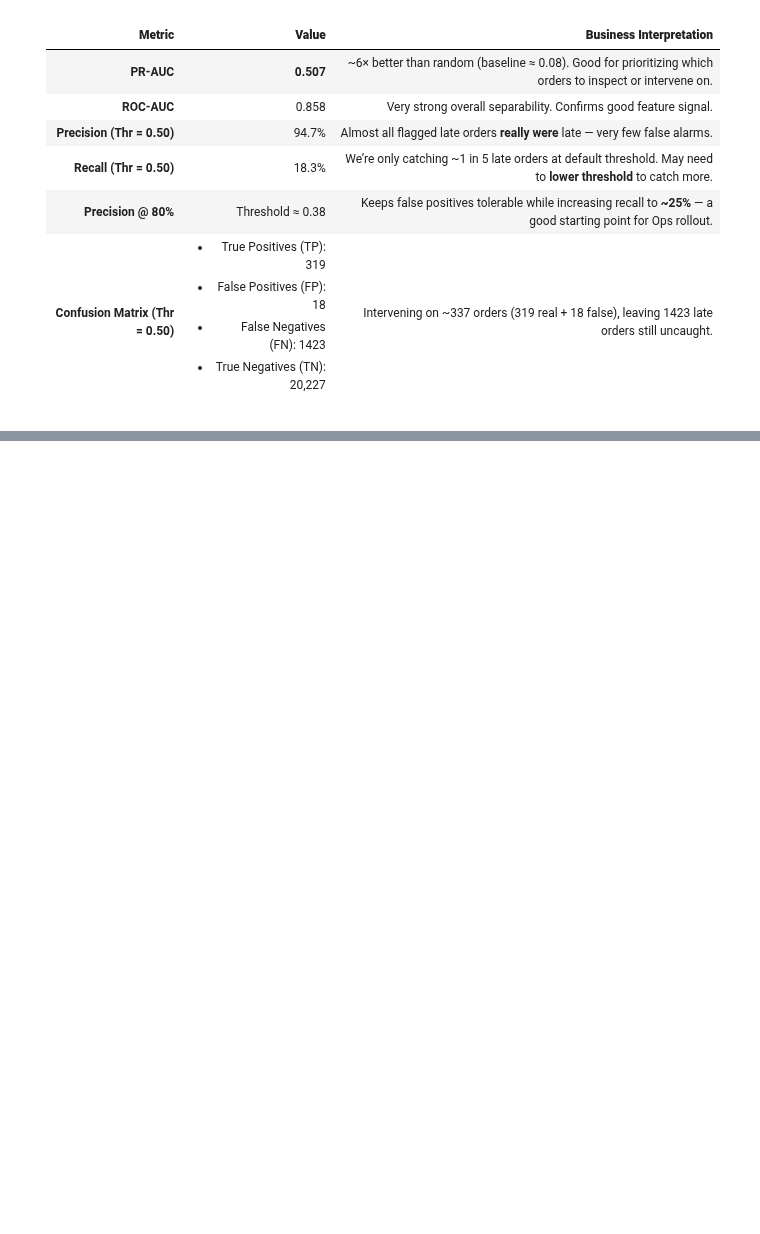
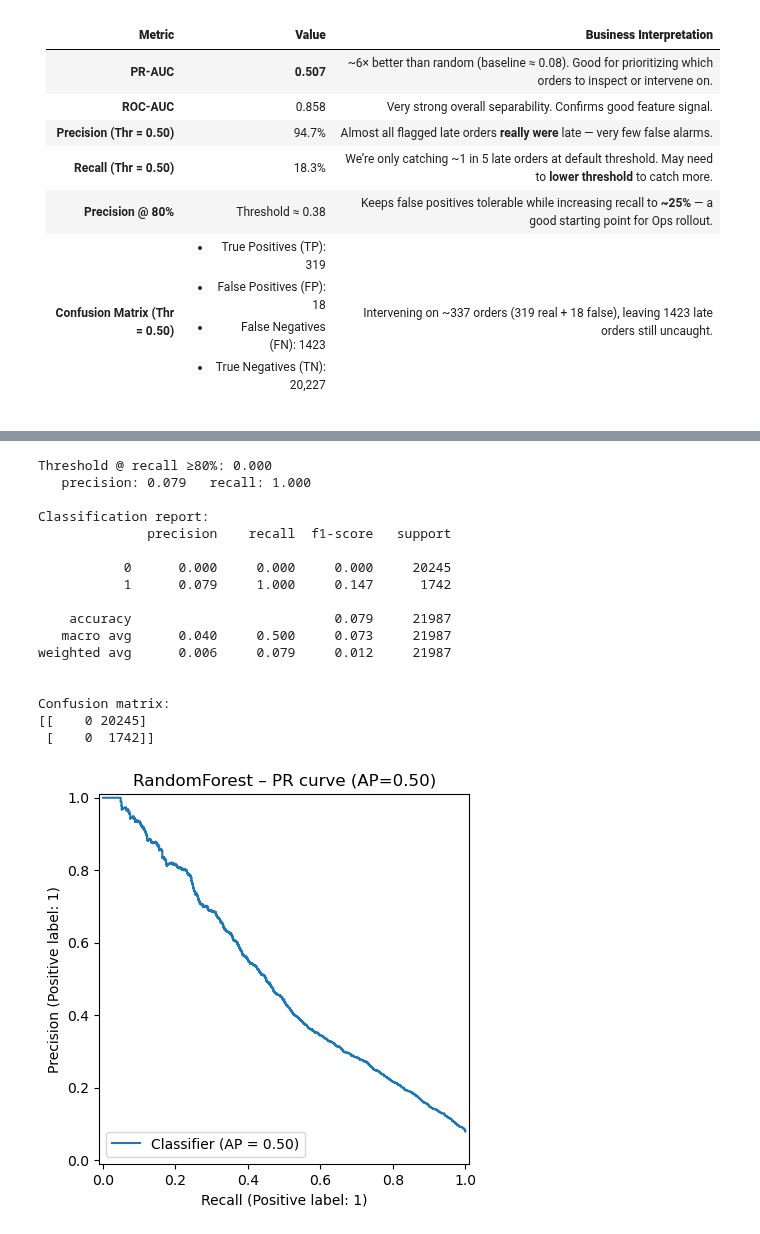
Before and after one commit to RioPramana21/Final-Project-Olist, a Jupyter notebook: preparation_notebooks/Machine Learning Model Building.ipynb, the cells around one changed output, grey strips where cells are left out. Drawn from its saved outputs; the diff is of its cells as text; code cells hidden in the pictures; blank space fills up the shorter version.

```diff
--- a/preparation_notebooks/Machine Learning Model Building.ipynb
+++ b/preparation_notebooks/Machine Learning Model Building.ipynb
@@ -519,0 +761,43 @@ print(319/1423 * 100)
+# %%
+# threshold for recall target
+recall_target = 0.80
+prec, rec, thr = precision_recall_curve(y_test, y_prob)
+idx = np.where(rec >= recall_target)[0]
+if idx.size:
+    thr_opt = thr[idx[0]]
+else:                            # cannot reach target → take max recall
+    thr_opt = 0.0
+    idx = [rec.argmax()]
+
+print(f"\nThreshold @ recall ≥{recall_target:.0%}: {thr_opt:.3f}")
+print(f"   precision: {prec[idx[0]]:.3f}   recall: {rec[idx[0]]:.3f}")
+
+y_pred = (y_prob >= thr_opt).astype(int)
+
+print("\nClassification report:")
+print(classification_report(y_test, y_pred, digits=3))
+print("\nConfusion matrix:")
+print(confusion_matrix(y_test, y_pred))
+
+PrecisionRecallDisplay.from_predictions(y_test, y_prob)
+plt.title(f"{best_model_name} – PR curve (AP={average_precision_score(y_test, y_prob):.2f})")
+plt.show()
+# %% [output]
+Threshold @ recall ≥80%: 0.000
+   precision: 0.079   recall: 1.000
+
+Classification report:
+              precision    recall  f1-score   support
+
+           0      0.000     0.000     0.000     20245
+           1      0.079     1.000     0.147      1742
+
+    accuracy                          0.079     21987
+   macro avg      0.040     0.500     0.073     21987
+weighted avg      0.006     0.079     0.012     21987
+
+
+Confusion matrix:
+[[    0 20245]
+ [    0  1742]]
+[figure, added]
```
Also changed, not shown: parts of 14 cells of this notebook, 2 other files.
